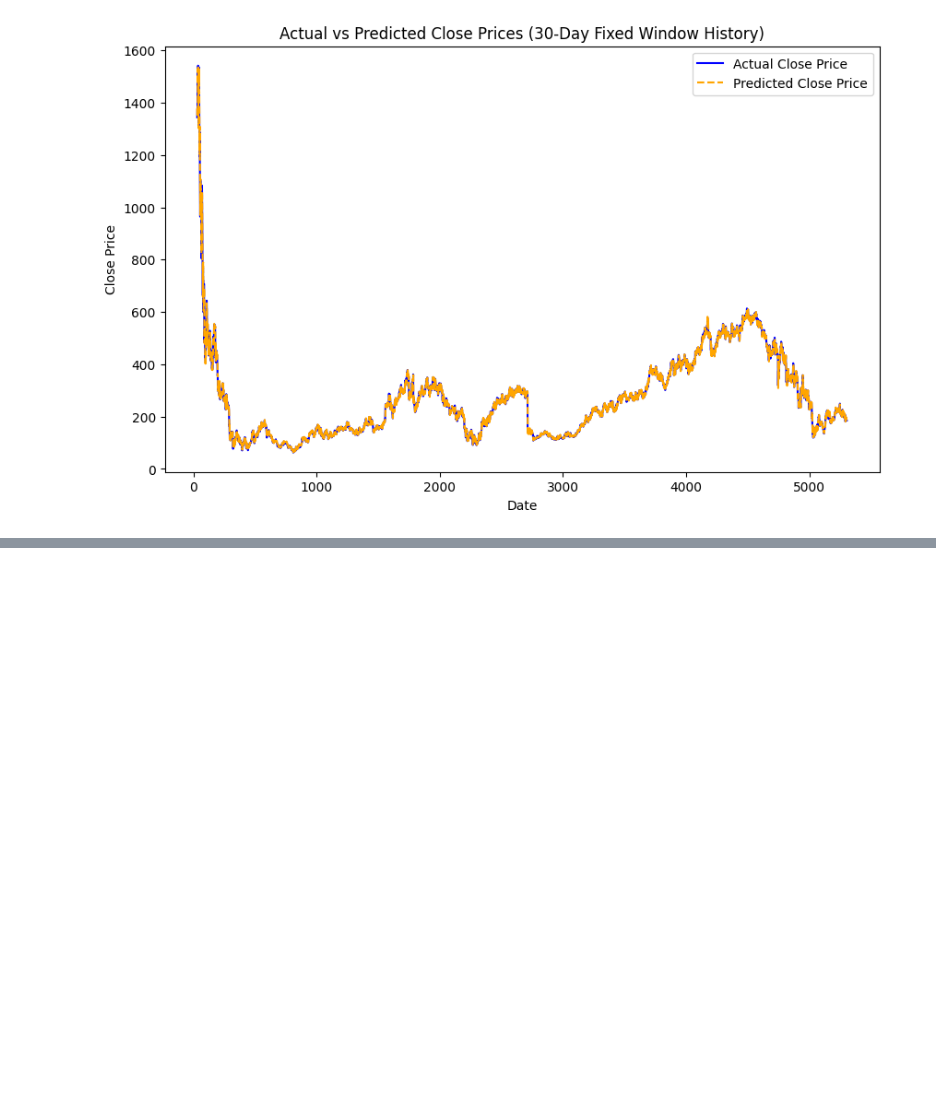
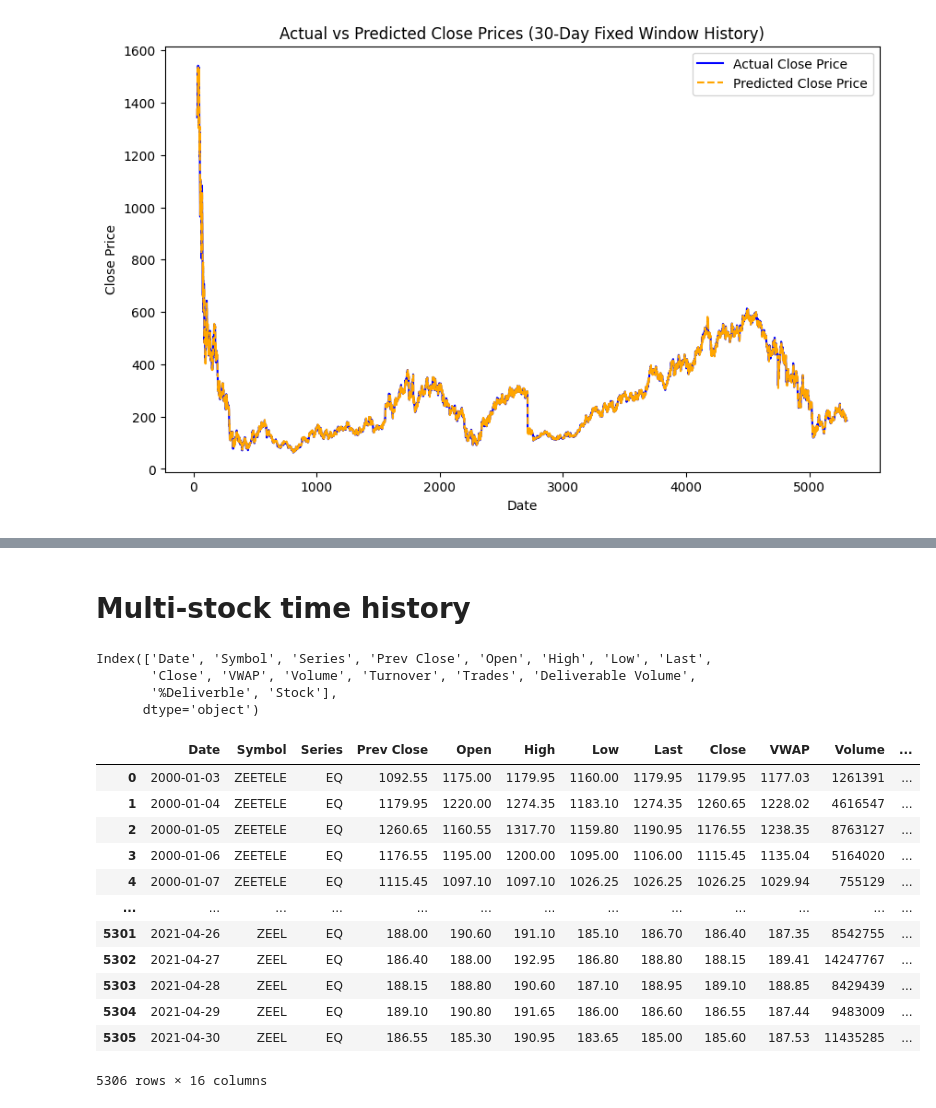
Before and after one commit to KazaGeetanjali/Independent_Project, a Jupyter notebook: Code/nifty_stock_prediction.ipynb, the cells around one changed output, grey strips where cells are left out. Drawn from its saved outputs; the diff is of its cells as text; code cells hidden in the pictures; blank space fills up the shorter version.

```diff
--- a/Code/nifty_stock_prediction.ipynb
+++ b/Code/nifty_stock_prediction.ipynb
@@ -554,0 +584,25 @@ Epoch 50/50
+# %% [markdown]
+# Multi-stock time history
+# %%
+print(Nifty50.columns)
+# %% [output]
+Index(['Date', 'Symbol', 'Series', 'Prev Close', 'Open', 'High', 'Low', 'Last',
+       'Close', 'VWAP', 'Volume', 'Turnover', 'Trades', 'Deliverable Volume',
+       '%Deliverble', 'Stock'],
+      dtype='object')
+# %%
+Nifty50
+# %% [output]
+|  | Date | Symbol | Series | Prev Close | Open | High | Low | Last | Close | VWAP | Volume | ... |
+| 0 | 2000-01-03 | ZEETELE | EQ | 1092.55 | 1175.00 | 1179.95 | 1160.00 | 1179.95 | 1179.95 | 1177.03 | 1261391 | ... |
+| 1 | 2000-01-04 | ZEETELE | EQ | 1179.95 | 1220.00 | 1274.35 | 1183.10 | 1274.35 | 1260.65 | 1228.02 | 4616547 | ... |
+| 2 | 2000-01-05 | ZEETELE | EQ | 1260.65 | 1160.55 | 1317.70 | 1159.80 | 1190.95 | 1176.55 | 1238.35 | 8763127 | ... |
+| 3 | 2000-01-06 | ZEETELE | EQ | 1176.55 | 1195.00 | 1200.00 | 1095.00 | 1106.00 | 1115.45 | 1135.04 | 5164020 | ... |
+| 4 | 2000-01-07 | ZEETELE | EQ | 1115.45 | 1097.10 | 1097.10 | 1026.25 | 1026.25 | 1026.25 | 1029.94 | 755129 | ... |
+| ... | ... | ... | ... | ... | ... | ... | ... | ... | ... | ... | ... | ... |
+| 5301 | 2021-04-26 | ZEEL | EQ | 188.00 | 190.60 | 191.10 | 185.10 | 186.70 | 186.40 | 187.35 | 8542755 | ... |
+| 5302 | 2021-04-27 | ZEEL | EQ | 186.40 | 188.00 | 192.95 | 186.80 | 188.80 | 188.15 | 189.41 | 14247767 | ... |
+| 5303 | 2021-04-28 | ZEEL | EQ | 188.15 | 188.80 | 190.60 | 187.10 | 188.95 | 189.10 | 188.85 | 8429439 | ... |
+| 5304 | 2021-04-29 | ZEEL | EQ | 189.10 | 190.80 | 191.65 | 186.00 | 186.60 | 186.55 | 187.44 | 9483009 | ... |
+| 5305 | 2021-04-30 | ZEEL | EQ | 186.55 | 185.30 | 190.95 | 183.65 | 185.00 | 185.60 | 187.53 | 11435285 | ... |
+5306 rows × 16 columns
```
Also changed, not shown: parts of 12 cells of this notebook, 29 other files.
